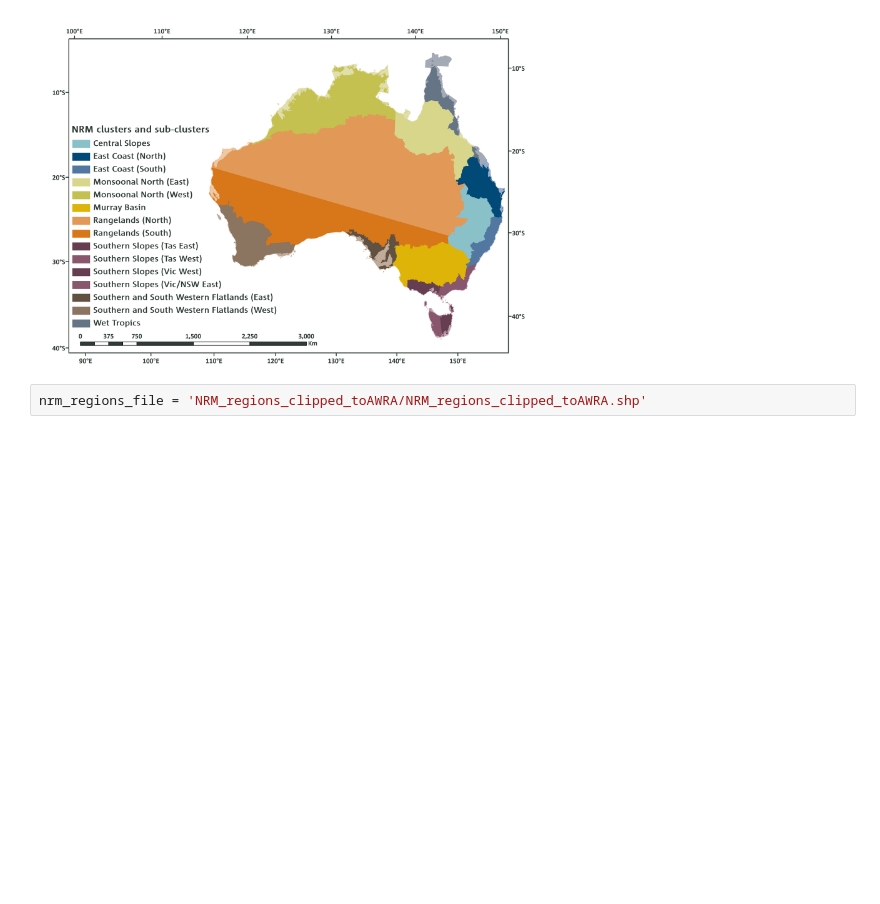
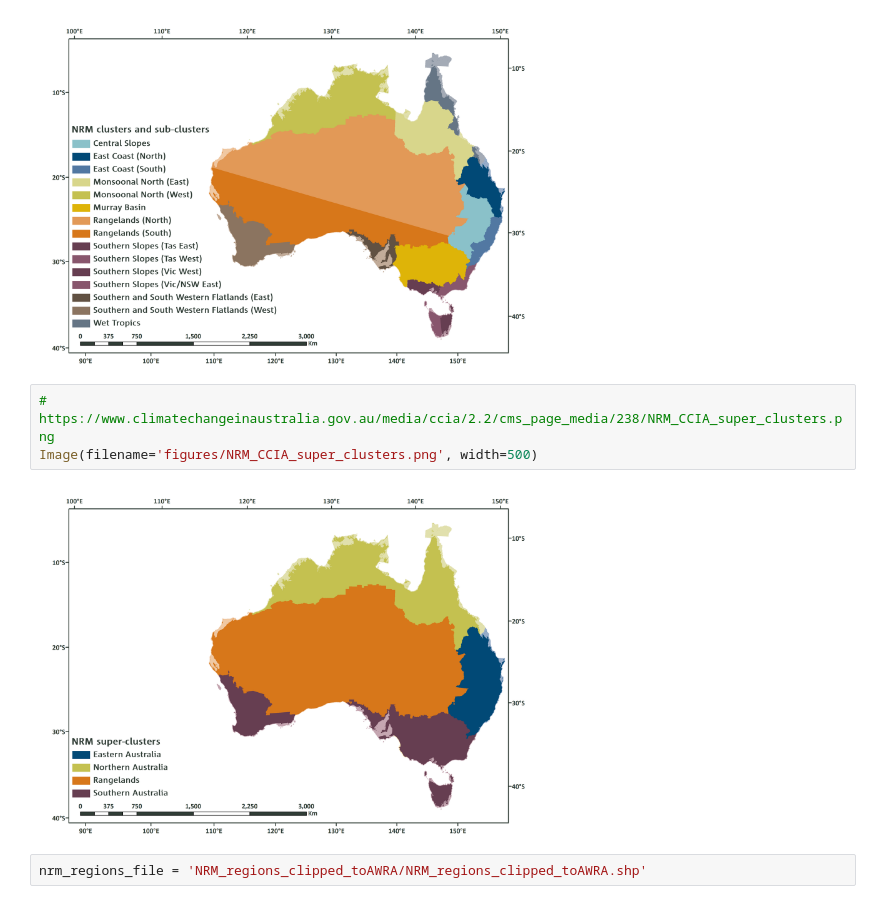
Before and after one commit to aus-ref-clim-data-nci/shapefiles, a Jupyter notebook: nrm_regions.ipynb, the cells around one changed output. Cells and saved outputs as stored; diff of their text form; blank space fills up the shorter version.

```diff
--- a/nrm_regions.ipynb
+++ b/nrm_regions.ipynb
@@ -19,6 +19,11 @@ Image(filename='figures/NRM_CCIA_clusters.jpg')
 Image(filename='figures/NRM_CCIA_sub_clusters.png', width=500)
 # %% [output]
 [figure]
+# %%
+# https://www.climatechangeinaustralia.gov.au/media/ccia/2.2/cms_page_media/238/NRM_CCIA_super_clusters.png
+Image(filename='figures/NRM_CCIA_super_clusters.png', width=500)
+# %% [output]
+[figure, added]
 # %%
 nrm_regions_file = 'NRM_regions_clipped_toAWRA/NRM_regions_clipped_toAWRA.shp'
 # %%
```
Also changed, not shown: parts of 22 cells of this notebook, 2 other files.
